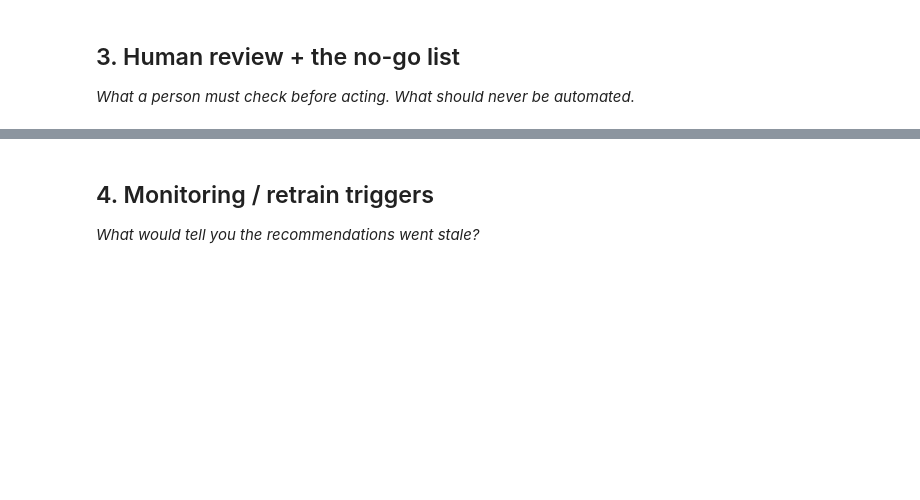
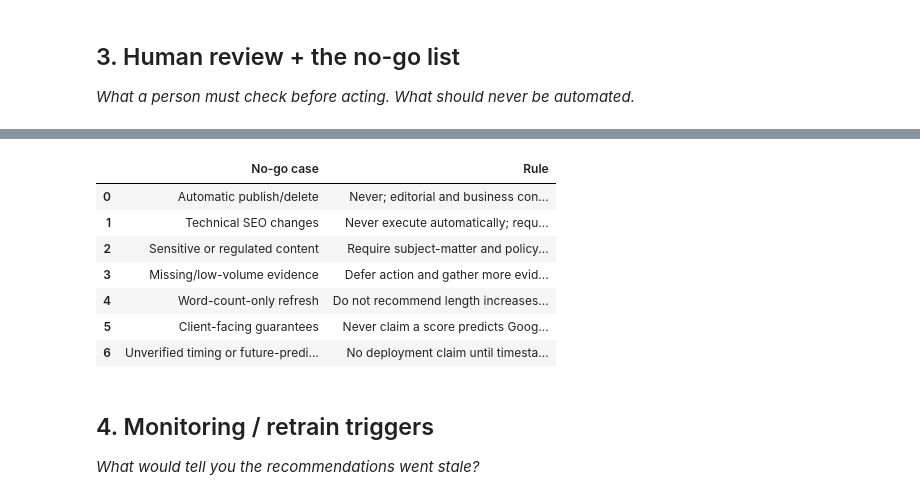
Before and after one commit to Viditp25/flyrank-intern-, a Jupyter notebook: work/notebooks/w07_action_playbook.ipynb, the cells around one changed output, grey strips where cells are left out. Cells and saved outputs as stored; diff of their text form; code cells hidden in the pictures; blank space fills up the shorter version.

Commit message:
Complete Week 7 ML-10 content action playbook

```diff
--- a/work/notebooks/w07_action_playbook.ipynb
+++ b/work/notebooks/w07_action_playbook.ipynb
@@ -30,3 +427,23 @@ This skeleton is yours to fill. Work the sections **in order** — each one has
+# %%
+no_go_cases = pd.DataFrame([
+    ("Automatic publish/delete", "Never; editorial and business consequences require human approval"),
+    ("Technical SEO changes", "Never execute automatically; require a qualified reviewer and rollback plan"),
+    ("Sensitive or regulated content", "Require subject-matter and policy review; model score is insufficient"),
+    ("Missing/low-volume evidence", "Defer action and gather more evidence"),
+    ("Word-count-only refresh", "Do not recommend length increases without a documented intent gap"),
+    ("Client-facing guarantees", "Never claim a score predicts Google behavior or guarantees traffic lift"),
+    ("Unverified timing or future-prediction claims", "No deployment claim until timestamps and time-forward evaluation are verified"),
+], columns=["No-go case", "Rule"])
+display(no_go_cases)
+# %% [output]
+|  | No-go case | Rule |
+| 0 | Automatic publish/delete | Never; editorial and business con... |
+| 1 | Technical SEO changes | Never execute automatically; requ... |
+| 2 | Sensitive or regulated content | Require subject-matter and policy... |
+| 3 | Missing/low-volume evidence | Defer action and gather more evid... |
+| 4 | Word-count-only refresh | Do not recommend length increases... |
+| 5 | Client-facing guarantees | Never claim a score predicts Goog... |
+| 6 | Unverified timing or future-predi... | No deployment claim until timesta... |
 # %% [markdown]
 ## 4. Monitoring / retrain triggers
 
```
Also changed, not shown: parts of 21 cells of this notebook.
